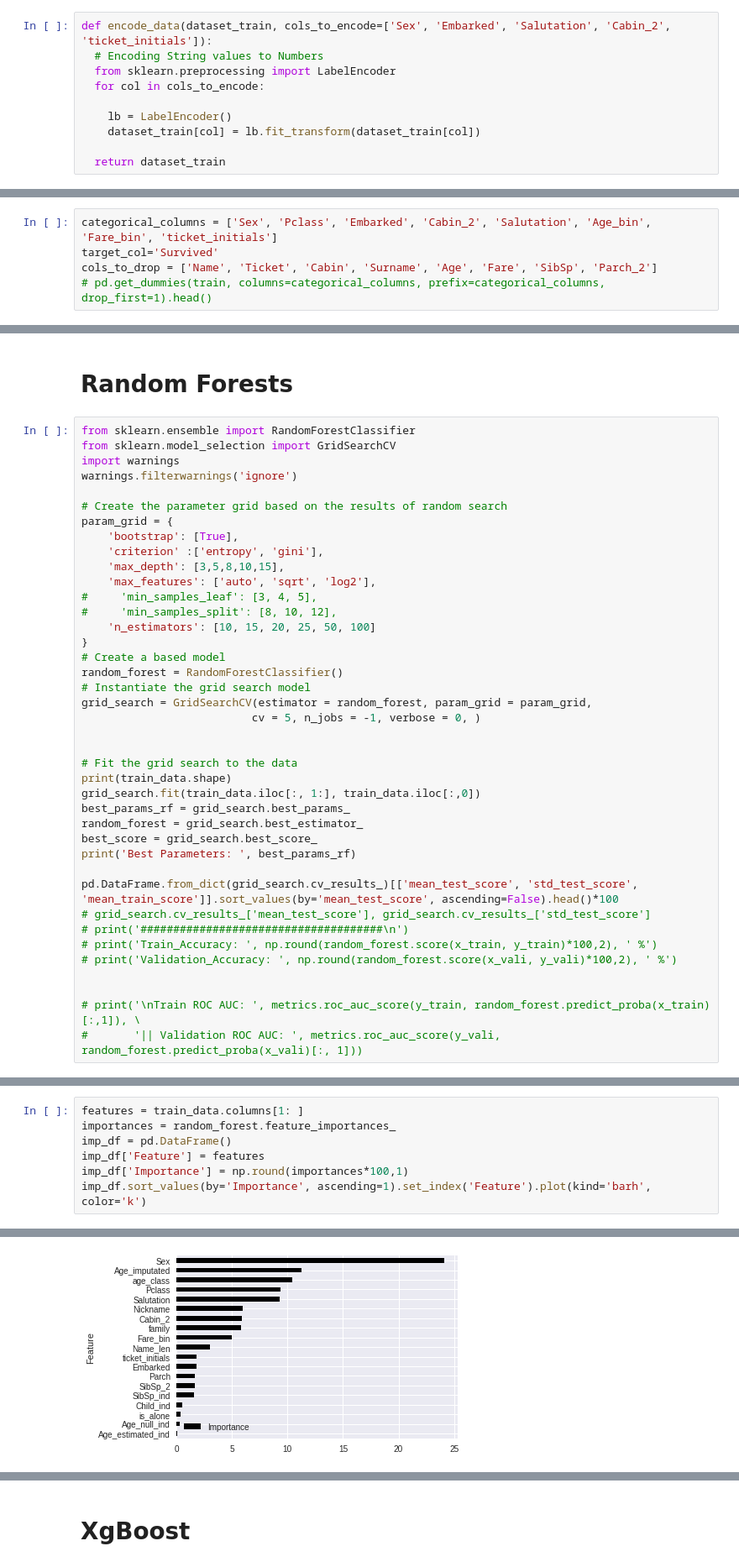
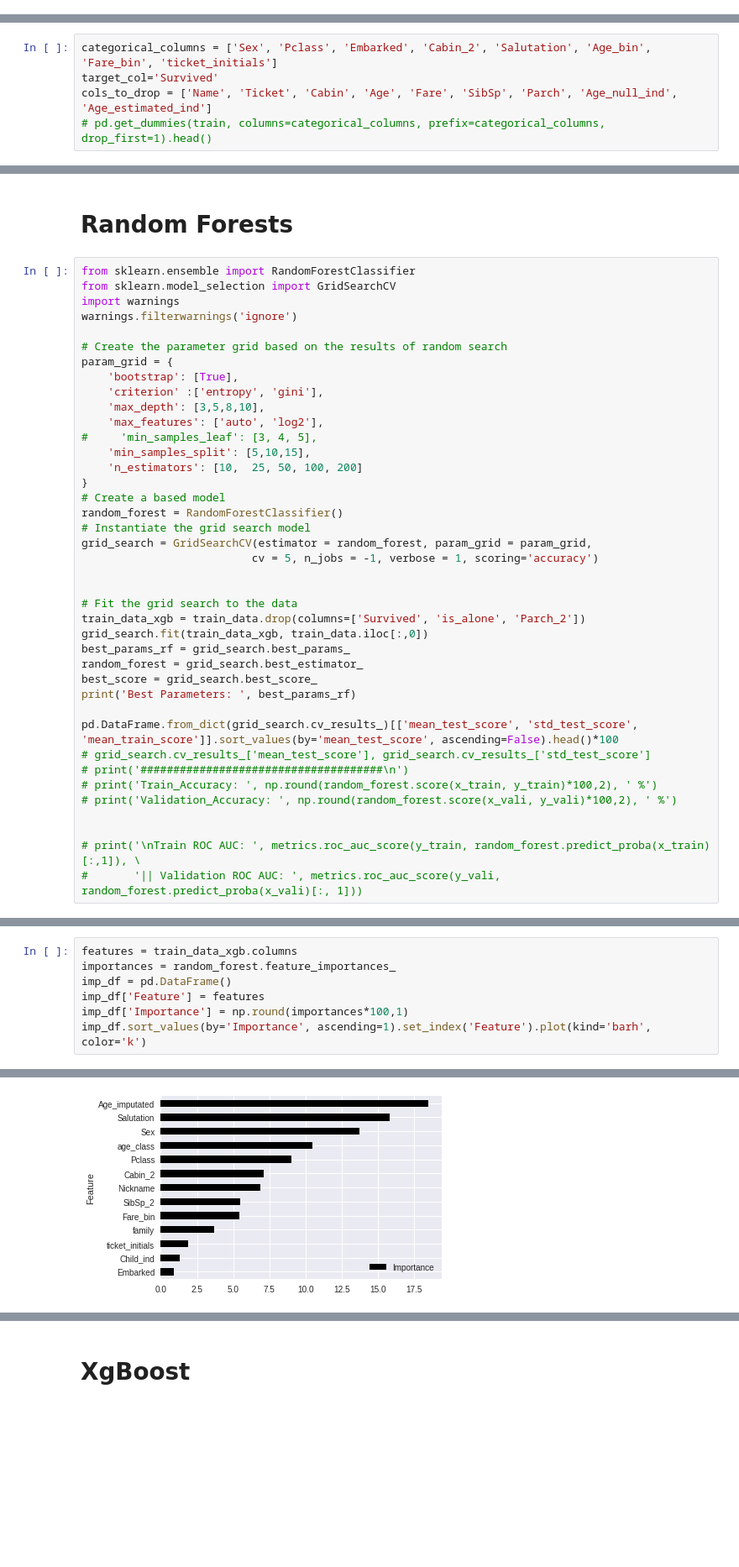
Before and after one commit to Pritishsingla/Titanic_kaggle, a Jupyter notebook: Titanic_Kaggle.ipynb, the cells around one changed output, grey strips where cells are left out. Shown at 84% size. Cells and saved outputs as stored; diff of their text form; blank space fills up the shorter version.

```diff
--- a/Titanic_Kaggle.ipynb
+++ b/Titanic_Kaggle.ipynb
@@ -331,10 +310,0 @@ def rename_columns(df):
-# %%
-def encode_data(dataset_train, cols_to_encode=['Sex', 'Embarked', 'Salutation', 'Cabin_2', 'ticket_initials']):
-  # Encoding String values to Numbers
-  from sklearn.preprocessing import LabelEncoder
-  for col in cols_to_encode:
-
-    lb = LabelEncoder()
-    dataset_train[col] = lb.fit_transform(dataset_train[col])
-
-  return dataset_train
@@ -341,7 +350,7 @@ def encode_data(dataset_train, cols_to_encode=['Sex', 'Embarked', 'Salutation',
 # %%
 categorical_columns = ['Sex', 'Pclass', 'Embarked', 'Cabin_2', 'Salutation', 'Age_bin', 'Fare_bin', 'ticket_initials']
 target_col='Survived'
-cols_to_drop = ['Name', 'Ticket', 'Cabin', 'Surname', 'Age', 'Fare', 'SibSp', 'Parch_2']
+cols_to_drop = ['Name', 'Ticket', 'Cabin', 'Age', 'Fare', 'SibSp', 'Parch', 'Age_null_ind', 'Age_estimated_ind']
 # pd.get_dummies(train, columns=categorical_columns, prefix=categorical_columns, drop_first=1).head()
 # %% [markdown]
 # Data Preparation
@@ -638,22 +708,22 @@ warnings.filterwarnings('ignore')
 param_grid = {
     'bootstrap': [True],
     'criterion' :['entropy', 'gini'],
-    'max_depth': [3,5,8,10,15],
-    'max_features': ['auto', 'sqrt', 'log2'],
+    'max_depth': [3,5,8,10],
+    'max_features': ['auto', 'log2'],
 #     'min_samples_leaf': [3, 4, 5],
-#     'min_samples_split': [8, 10, 12],
-    'n_estimators': [10, 15, 20, 25, 50, 100]
+    'min_samples_split': [5,10,15],
+    'n_estimators': [10,  25, 50, 100, 200]
 }
 # Create a based model
 random_forest = RandomForestClassifier()
 # Instantiate the grid search model
 grid_search = GridSearchCV(estimator = random_forest, param_grid = param_grid,
-                          cv = 5, n_jobs = -1, verbose = 0, )
+                          cv = 5, n_jobs = -1, verbose = 1, scoring='accuracy')
 
 
 # Fit the grid search to the data
-print(train_data.shape)
-grid_search.fit(train_data.iloc[:, 1:], train_data.iloc[:,0])
+train_data_xgb = train_data.drop(columns=['Survived', 'is_alone', 'Parch_2'])
+grid_search.fit(train_data_xgb, train_data.iloc[:,0])
 best_params_rf = grid_search.best_params_
 random_forest = grid_search.best_estimator_
 best_score = grid_search.best_score_
@@ -680,11 +754,11 @@ Best Parameters:  {'bootstrap': True, 'criterion': 'entropy', 'max_depth': 5, 'm
 # %%
-features = train_data.columns[1: ]
+features = train_data_xgb.columns
 importances = random_forest.feature_importances_
 imp_df = pd.DataFrame()
 imp_df['Feature'] = features
 imp_df['Importance'] = np.round(importances*100,1)
 imp_df.sort_values(by='Importance', ascending=1).set_index('Feature').plot(kind='barh', color='k')
 # %% [output]
 <matplotlib.axes._subplots.AxesSubplot at 0x...>
-[figure, old version]
+[figure, new version]
 # %%
```
Also changed, not shown: parts of 30 cells of this notebook.
